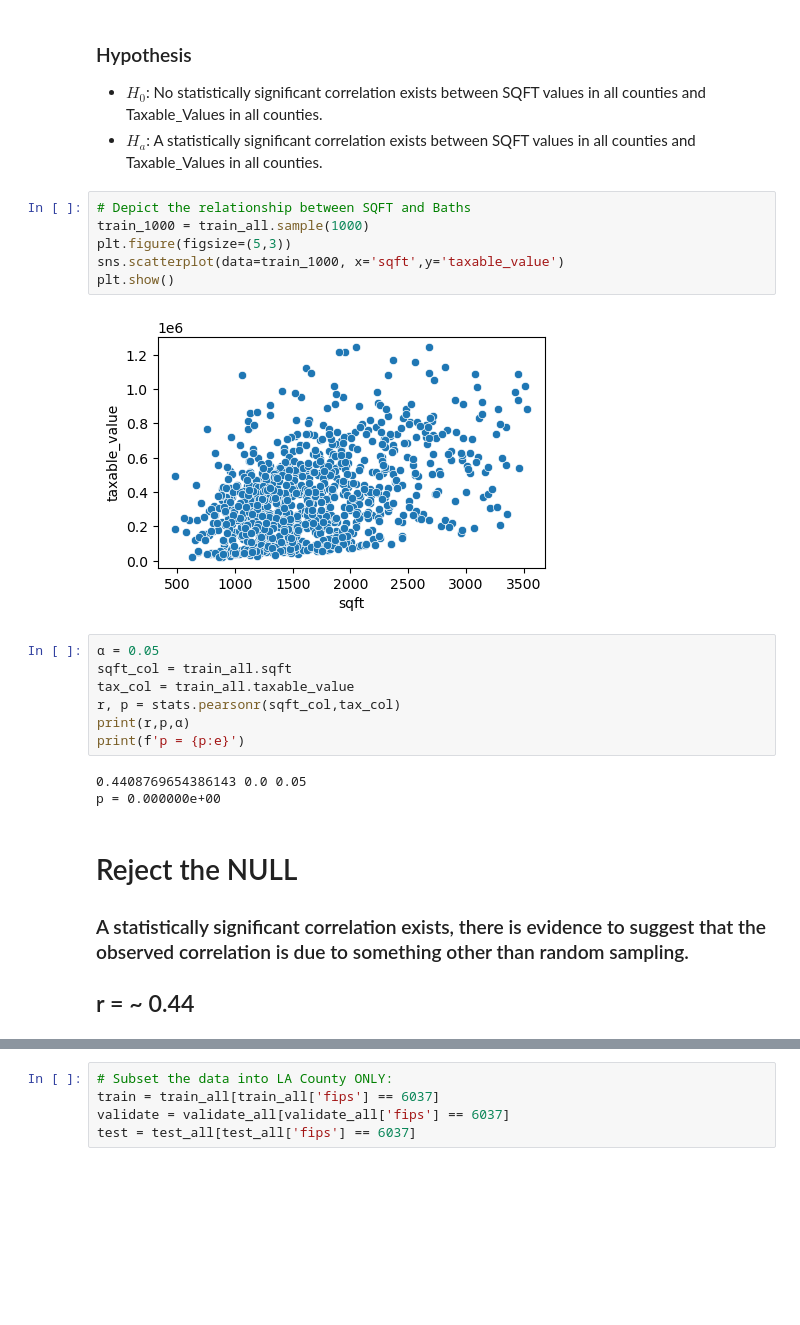
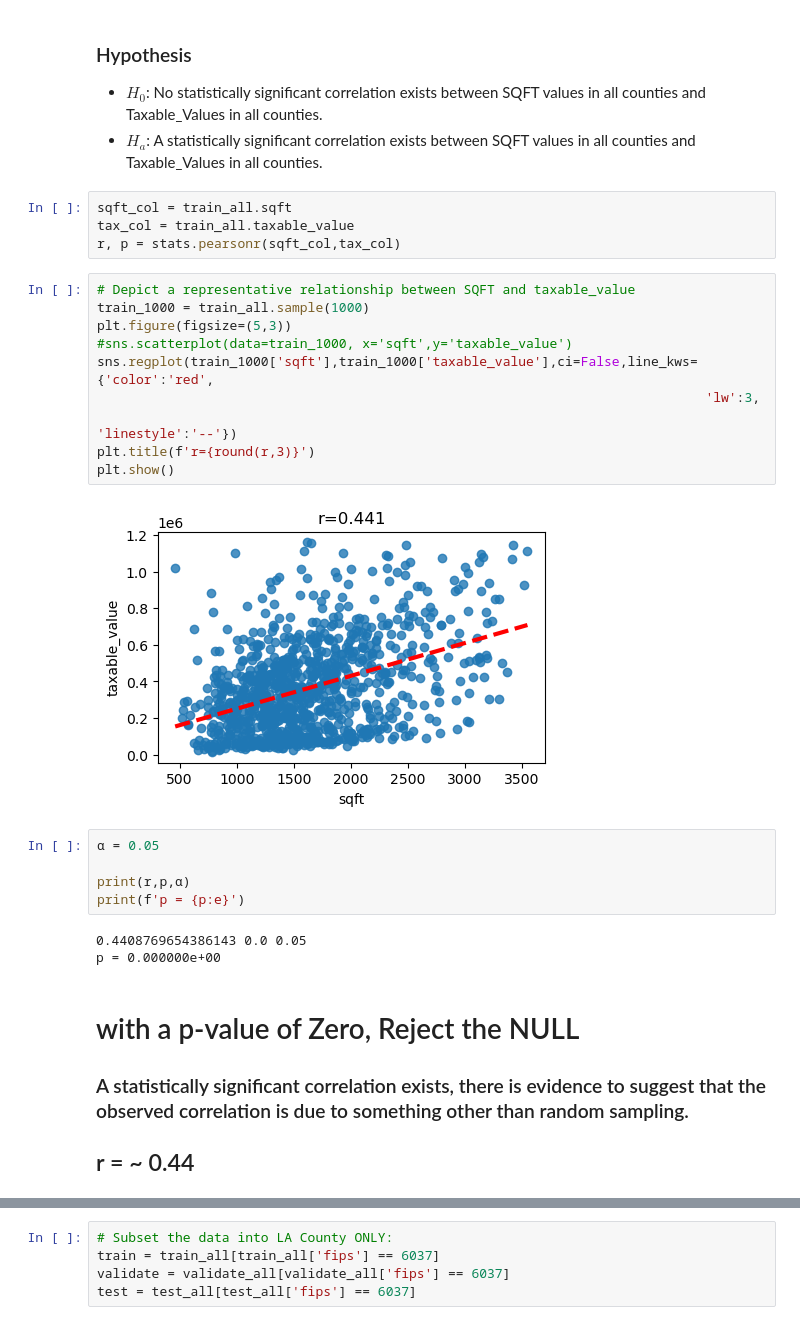
Before and after one commit to RichardAlcabes22/regression_project, a Jupyter notebook: final_report_regression.ipynb, the cells around one changed output, grey strips where cells are left out. Cells and saved outputs as stored; diff of their text form; blank space fills up the shorter version.

```diff
--- a/final_report_regression.ipynb
+++ b/final_report_regression.ipynb
@@ -159,25 +182,31 @@ p = 0.000000e+00
 
 - ${H_0}$: No statistically significant correlation exists between SQFT values in all counties and Taxable_Values in all counties.
 - ${H_a}$: A statistically significant correlation exists between SQFT values in all counties and Taxable_Values in all counties.
+# %%
+sqft_col = train_all.sqft
+tax_col = train_all.taxable_value
+r, p = stats.pearsonr(sqft_col,tax_col)
 # %%
-# Depict the relationship between SQFT and Baths
+# Depict a representative relationship between SQFT and taxable_value
 train_1000 = train_all.sample(1000)
 plt.figure(figsize=(5,3))
-sns.scatterplot(data=train_1000, x='sqft',y='taxable_value')
+#sns.scatterplot(data=train_1000, x='sqft',y='taxable_value')
+sns.regplot(train_1000['sqft'],train_1000['taxable_value'],ci=False,line_kws={'color':'red',
+                                                                              'lw':3,
+                                                                             'linestyle':'--'})
+plt.title(f'r={round(r,3)}')
 plt.show()
 # %% [output]
-[figure, old version]
+[figure, new version]
 # %%
 α = 0.05
-sqft_col = train_all.sqft
-tax_col = train_all.taxable_value
-r, p = stats.pearsonr(sqft_col,tax_col)
+
 print(r,p,α)
 print(f'p = {p:e}')
 # %% [output]
 0.4408769654386143 0.0 0.05
 p = 0.000000e+00
 # %% [markdown]
-# Reject the NULL
+# with a p-value of Zero, Reject the NULL
 ### A statistically significant correlation exists, there is evidence to suggest that the observed correlation is due to something other than random sampling.
 ## r = ~ 0.44
```
Also changed, not shown: parts of 59 cells of this notebook, 2 other files.
